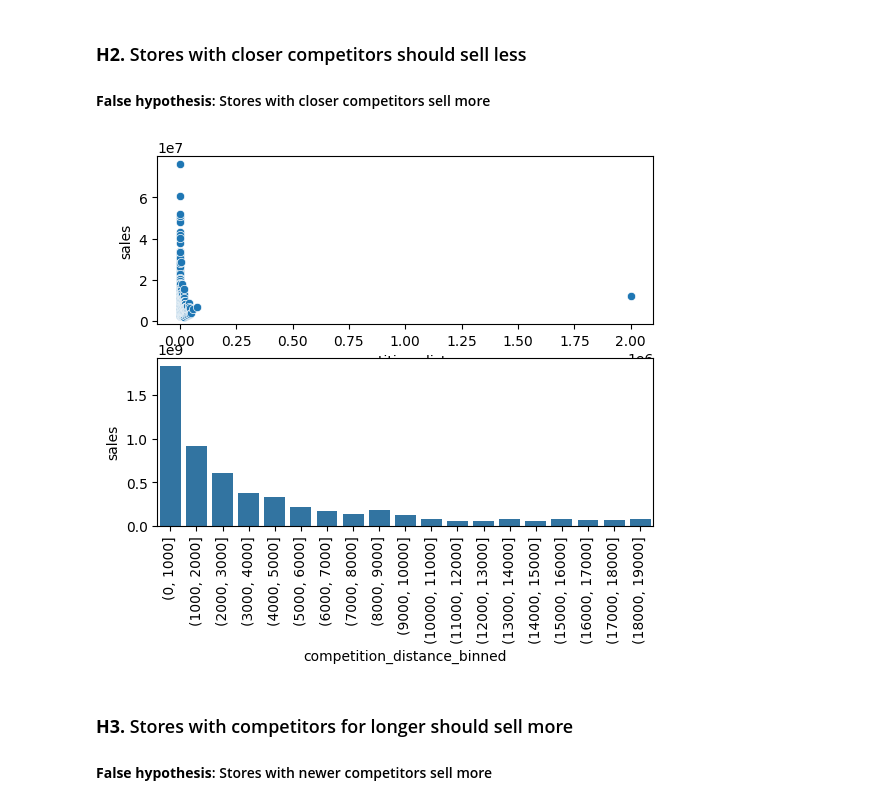
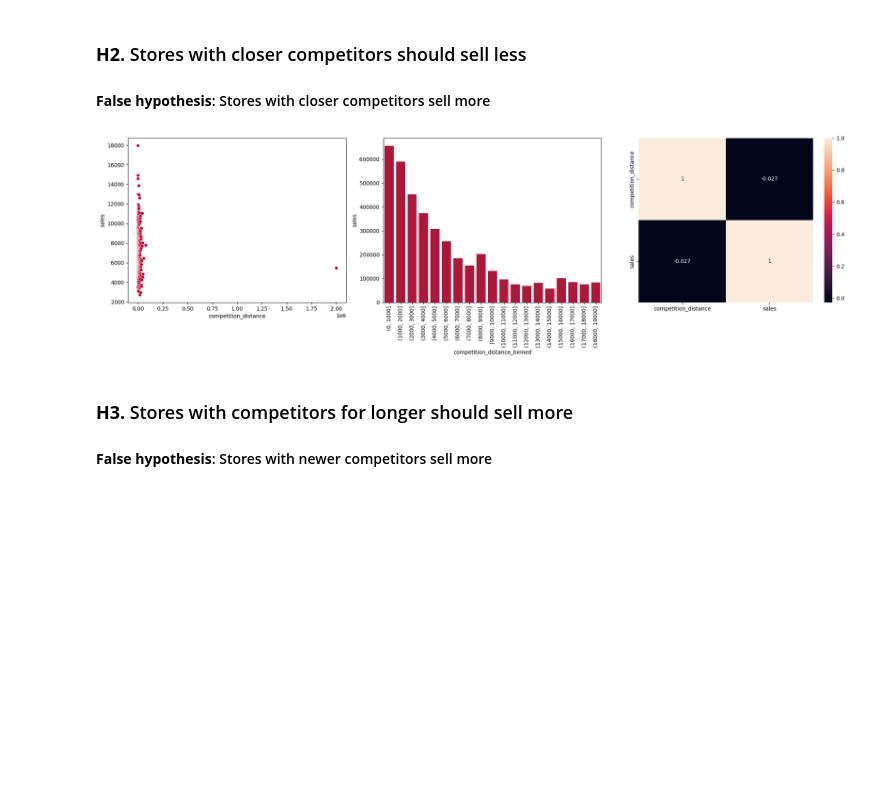
Before and after one commit to felipevalory/previsao_de_vendas, a Jupyter notebook: index.ipynb, the cells around one changed output. Drawn from its saved outputs; the diff is of its cells as text; code cells hidden in the pictures; blank space fills up the shorter version.

```diff
--- a/index.ipynb
+++ b/index.ipynb
@@ -670,23 +690,28 @@ aux3.pivot(index='year_week', columns='assortment', values='sales').plot()
 
 #### **False hypothesis**: Stores with closer competitors sell more
 # %%
-aux1 = df4[['competition_distance', 'sales']].groupby('competition_distance').sum().reset_index()
+aux1 = df4[['competition_distance', 'sales']].groupby('competition_distance').mean().reset_index()
 
-plt.subplot(2, 1, 1)
-sns.scatterplot(x='competition_distance', y='sales', data=aux1);
+plt.figure(figsize=(20, 6))
 
-plt.subplot(2, 1, 2)
+plt.subplot(1, 3, 1)
+sns.scatterplot(x='competition_distance', y='sales', data=aux1, color='#c3002d');
+
+plt.subplot(1, 3, 2)
 bins = list(np.arange(0, 20000, 1000))
-
 aux1['competition_distance_binned'] = pd.cut(aux1['competition_distance'], bins=bins)
-
 aux2 = aux1[['competition_distance_binned', 'sales']].groupby('competition_distance_binned').sum().reset_index()
 
-sns.barplot(x='competition_distance_binned', y='sales', data=aux2);
+sns.barplot(x='competition_distance_binned', y='sales', data=aux2, color='#c3002d');
+plt.xticks(rotation=90);
 
-plt.xticks(rotation=90);
+plt.subplot(1, 3, 3)
+sns.heatmap(df4[['competition_distance', 'sales']].corr(method='pearson'), annot=True);
+
+plt.tight_layout()
+plt.show()
 # %% [output]
-[figure, old version]
+[figure, new version]
 # %% [markdown]
 ### **H3.** Stores with competitors for longer should sell more
 
```
Also changed, not shown: parts of 28 cells of this notebook, 9 other files.
